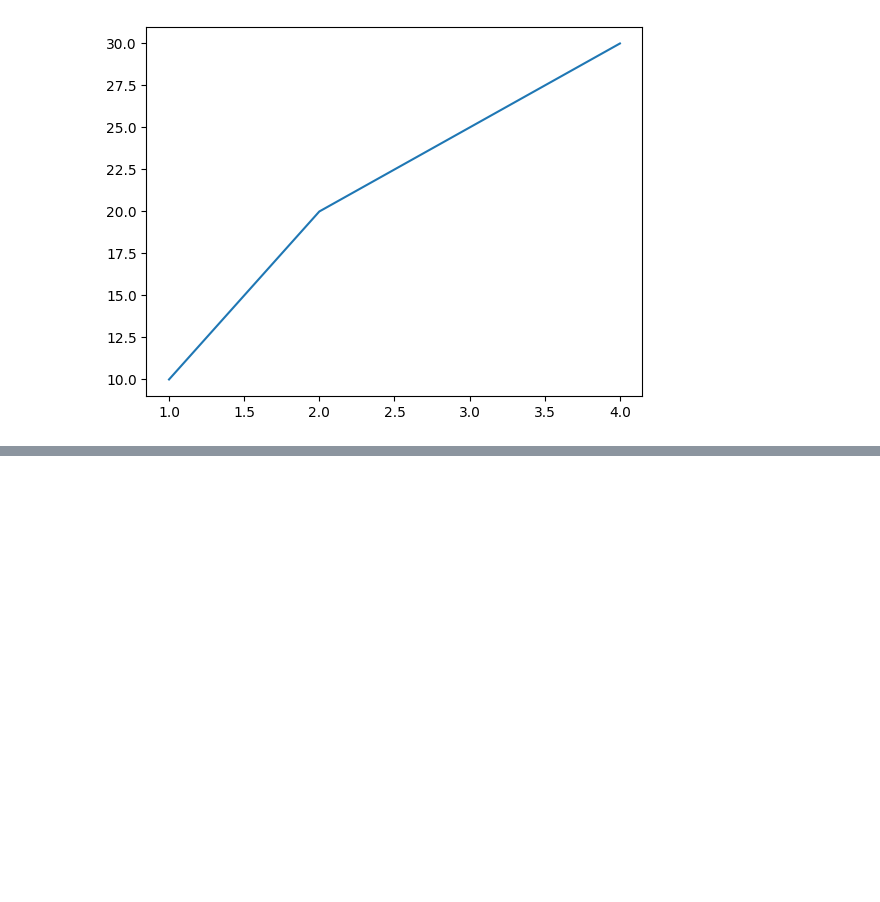
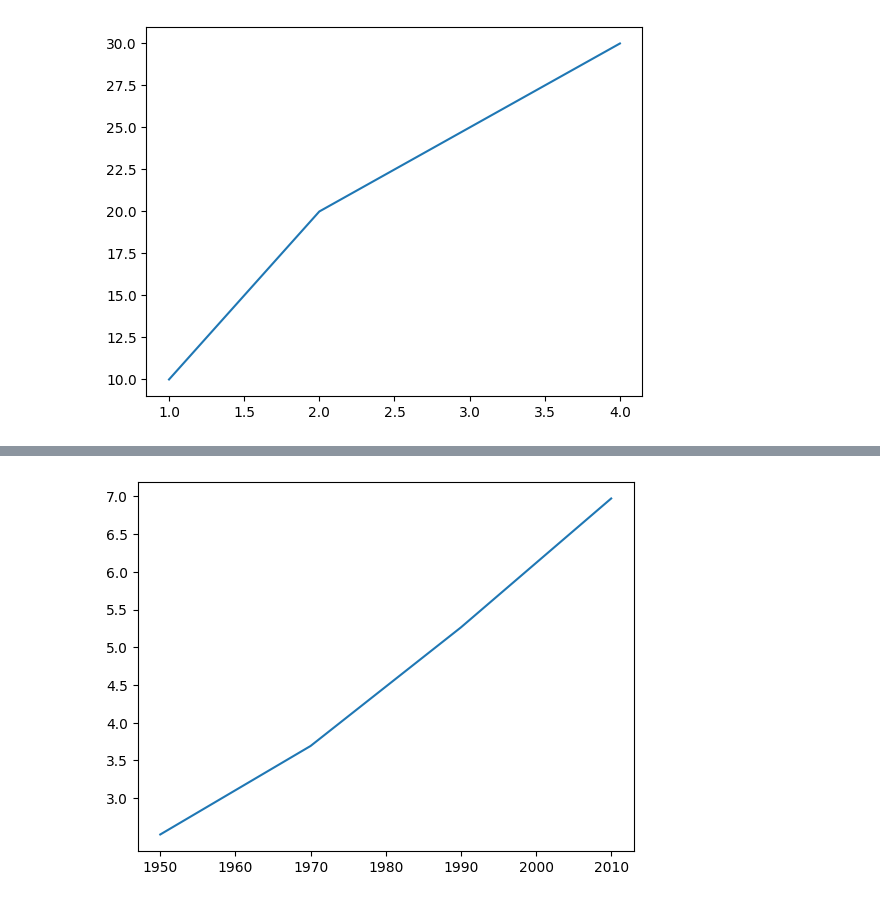
Before and after one commit to Vianney7/AI_Learning, a Jupyter notebook: Datacamp.ipynb, the cells around one changed output, grey strips where cells are left out. Saved outputs shown, nothing was run; the diff lists cells and outputs as text; code cells hidden in the pictures; blank space fills up the shorter version.

```diff
--- a/Datacamp.ipynb
+++ b/Datacamp.ipynb
@@ -12,0 +45,9 @@ plt.show()
+# %%
+import matplotlib.pyplot as plt
+year = [1950, 1970, 1990, 2010]
+pop = [2.519, 3.692, 5.263, 6.972]
+plt.yticks([3, 3.5, 4, 4.5, 5, 5.5, 6, 6.5, 7])
+plt.plot(year, pop)
+plt.show()
+# %% [output]
+[figure, added]
```
Also changed, not shown: parts of 4 cells of this notebook.
